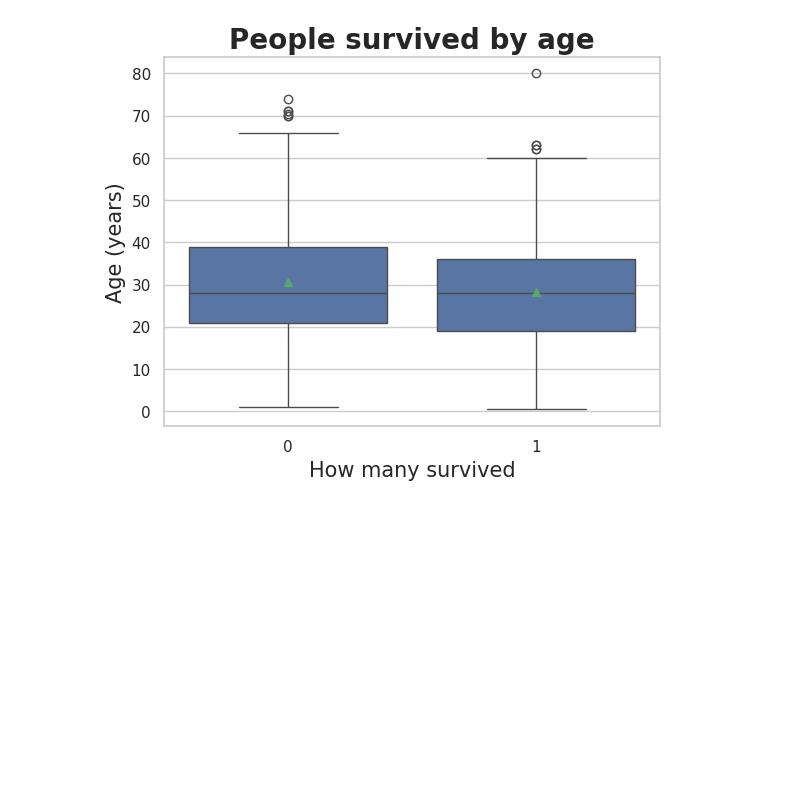
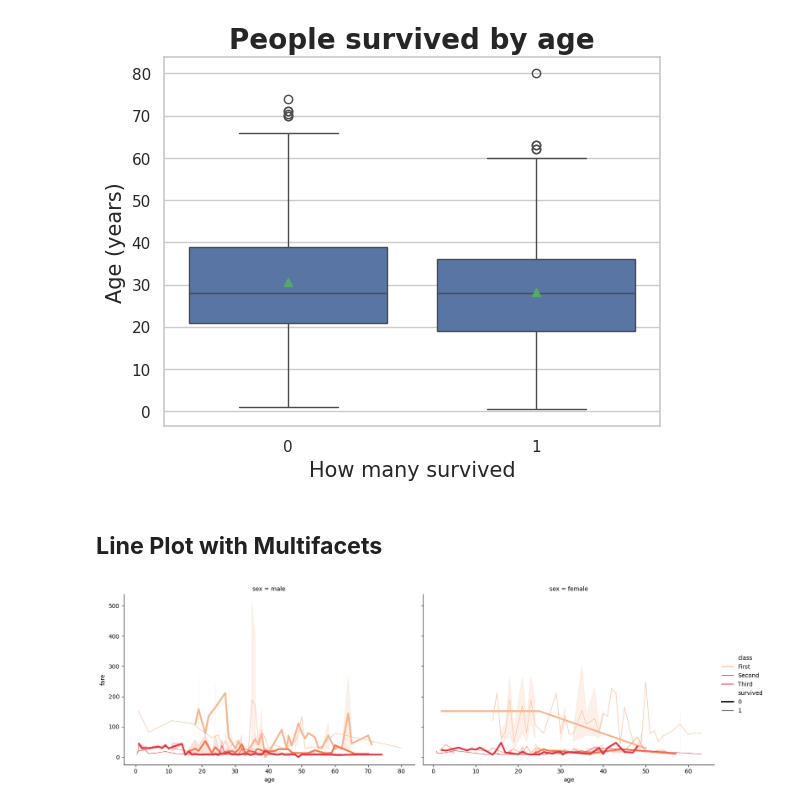
Before and after one commit to Syeda-Eman/40-days-of-Python, a Jupyter notebook: Day_4.ipynb, the cells around one changed output. Drawn from its saved outputs; the diff is of its cells as text; code cells hidden in the pictures; blank space fills up the shorter version.

```diff
--- a/Day_4.ipynb
+++ b/Day_4.ipynb
@@ -539,3 +539,28 @@ plt.show()
 [figure]
 # %%
 #h.w facet wrap and facet grid
+# %% [markdown]
+## **Line Plot with Multifacets**
+# %%
+import seaborn as sns
+import numpy as np
+import matplotlib.pyplot as plt
+import pandas as pd
+
+titanic = sns.load_dataset('titanic')
+
+# defining a color palette
+palette = sns.color_palette('rocket_r')
+
+# line plot
+sns.relplot(
+    data=titanic,
+    x='age', y='fare',
+    hue='class', size='survived', col='sex',
+    kind='line', size_order=[0, 1], palette=palette,
+    height=5, aspect=1.5, facet_kws=dict(sharex=False),
+)
+
+plt.show()
+# %% [output]
+[figure, added]
```
Also changed, not shown: parts of 5 cells of this notebook.
